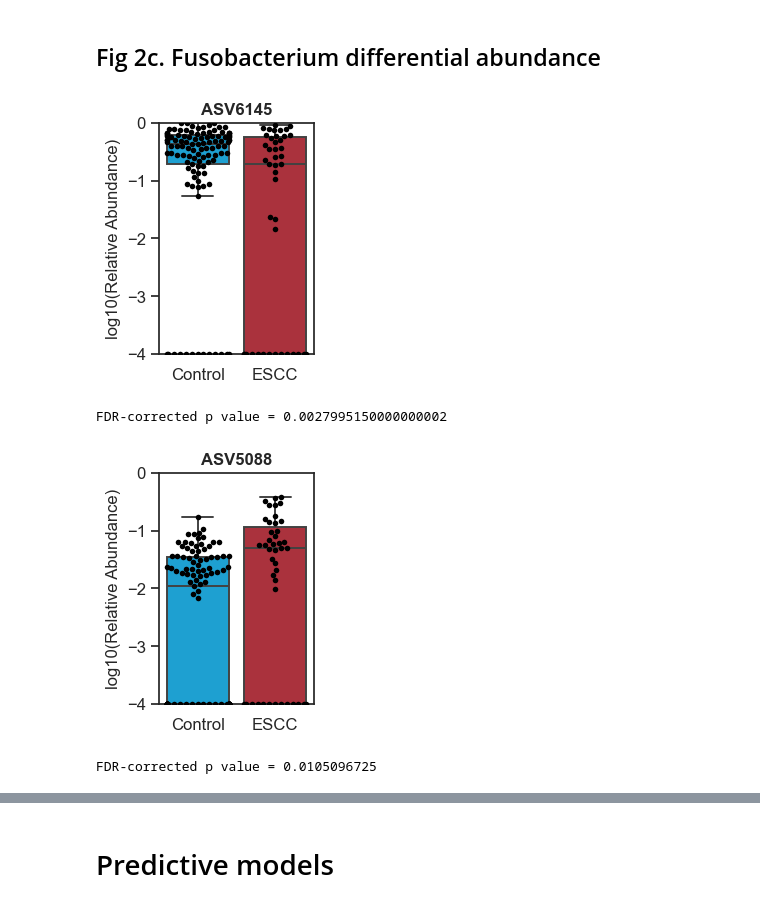
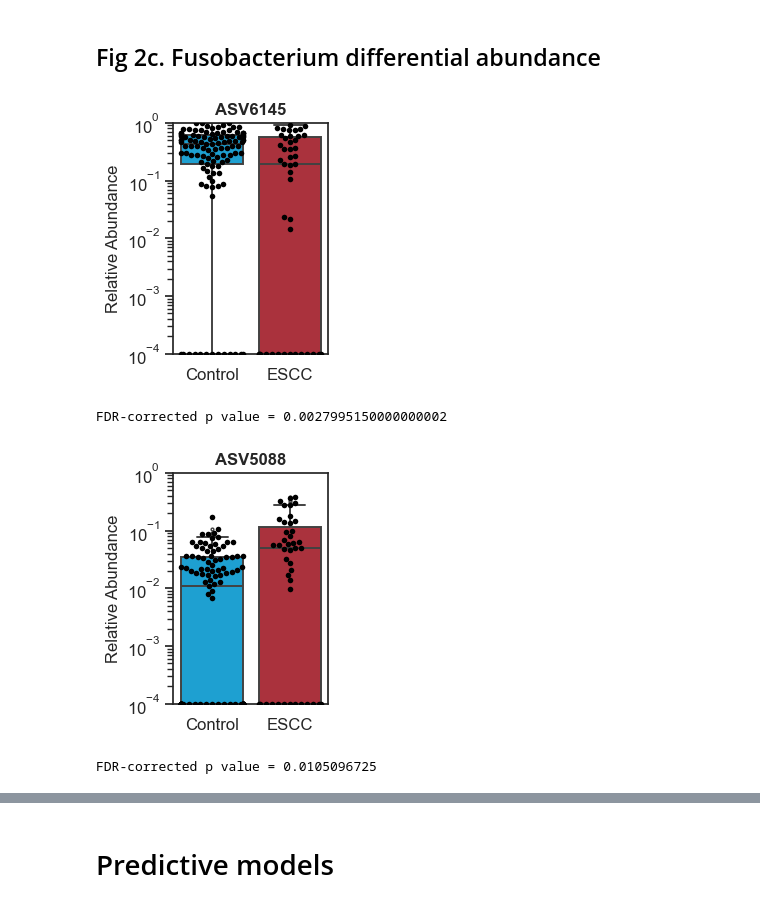
Before and after one commit to korem-lab/ESCC_microbiome_16S_analysis, a Jupyter notebook: ESCC_microbiome_16S_analysis.ipynb, the cells around one changed output, grey strips where cells are left out. Saved outputs shown, nothing was run; the diff lists cells and outputs as text; code cells hidden in the pictures.

```diff
--- a/ESCC_microbiome_16S_analysis.ipynb
+++ b/ESCC_microbiome_16S_analysis.ipynb
@@ -336,6 +418,12 @@ corncob_risk_batch_adj = corncob_risk_batch_adj.join(taxonomy[["Genus","Species"
+# %%
+asv_results = asv_results.join(asv_carriage)
+# %%
+porphyromonas_indices = taxonomy[taxonomy["Genus"] == "Porphyromonas"].index
+common_indices = porphyromonas_indices.intersection(corncob_batch.index)
+result = corncob_batch.loc[common_indices]
 # %%
-for result in corncob_risk_batch_adj.iterrows():
+for result in asv_results[asv_results["adj_FDR"] < 0.05].iterrows():
     taxa = result[0]
-    taxa_boxplot(feature_ra,taxa)
-    print(f"FDR-corrected p value = {result[1]["fdr_corrected"]}")
+    taxa_boxplot(feature_ra,taxa,True)
+    print(f"FDR-corrected p value = {result[1]["adj_FDR"]}")
 # %% [output]
@@ -362,20 +456,28 @@ corncob_risk_fuso = pd.read_csv("corncob/corncob_results_risk_fusobacterium.csv"
 # %%
+corncob_batch_fuso = pd.read_csv("corncob/corncob_results_batch_fusobacterium.csv",index_col=0)
+corncob_risk_fuso = pd.read_csv("corncob/corncob_results_risk_fusobacterium.csv",index_col=0)
+
 batch_sig_fuso = corncob_batch_fuso[corncob_batch_fuso["p_fdr"] < 0.1].index # less stringent
 corncob_risk_sig_fuso = corncob_risk_fuso.loc[batch_sig_fuso].dropna(axis = 0).drop("p_fdr",axis=1)
-corncob_risk_sig_fuso["fdr_corrected"] = fdrcorrection(corncob_risk_sig_fuso["Pr(>|t|)"],alpha=0.05)[1]
-corncob_risk_batch_adj_fuso = corncob_risk_sig_fuso.loc[corncob_risk_sig_fuso["fdr_corrected"] < 0.05,:].sort_values(by='fdr_corrected')
-corncob_risk_batch_adj_fuso = corncob_risk_batch_adj_fuso.join(taxonomy[["Genus","Species"]])
+corncob_risk_sig_fuso["p_fdr"] = fdrcorrection(corncob_risk_sig_fuso["Pr(>|t|)"],alpha=0.05)[1]
+corncob_risk_batch_adj_fuso = corncob_risk_sig_fuso.loc[corncob_risk_sig_fuso["p_fdr"] < 0.05,:].sort_values(by='p_fdr')
+
+fuso_results = corncob_batch[["Pr(>|t|)","p_fdr"]].dropna(axis=0).rename(columns={"Pr(>|t|)": 'p','p_fdr':'FDR'})
+fuso_results = fuso_results.join(corncob_risk_fuso['Pr(>|t|)']).rename(columns={'Pr(>|t|)':'adj_p'}).dropna(axis=0)
+fuso_results = fuso_results.join(corncob_risk_batch_adj_fuso['p_fdr']).rename(columns={'p_fdr':'adj_FDR'})
+fuso_results.sort_values(by='adj_FDR',inplace=True)
+fuso_results = fuso_results.join(taxonomy[["Genus","Species"]])
 # %%
 fuso_ASVs = taxonomy[taxonomy["Genus"] == "Fusobacterium"].index.intersection(feature_ra_filtered.columns)
 fuso_table = feature_ra[fuso_ASVs]
 fuso_ra = fuso_table.div(fuso_table.sum(axis=1),axis=0)
 # %%
-for result in corncob_risk_batch_adj_fuso.iterrows():
+for result in fuso_results[fuso_results["adj_FDR"] < 0.05].iterrows():
     taxa = result[0]
-    taxa_boxplot(fuso_ra,taxa)
-    print(f"FDR-corrected p value = {result[1]["fdr_corrected"]}")
+    taxa_boxplot(fuso_ra,taxa,True)
+    print(f"FDR-corrected p value = {result[1]["adj_FDR"]}")
 # %% [output]
-[figure, old version]
+[figure, new version]
 FDR-corrected p value = 0.0027995150000000002
-[figure, old version]
+[figure, new version]
 FDR-corrected p value = 0.0105096725
```
Also changed, not shown: parts of 29 cells of this notebook.
